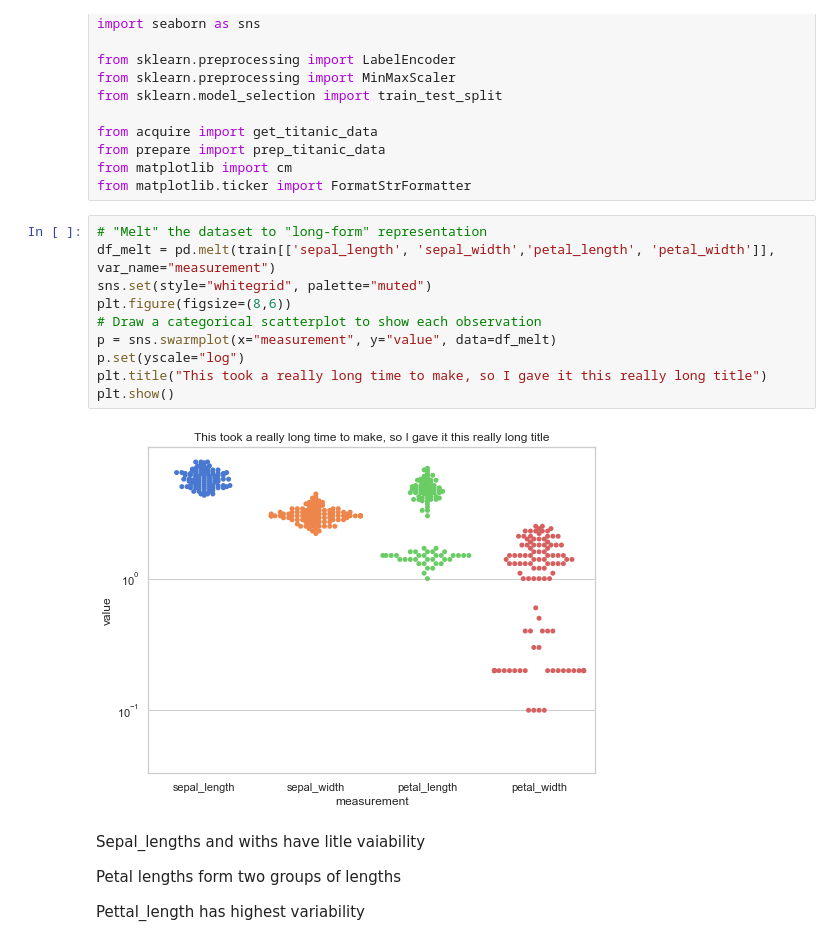
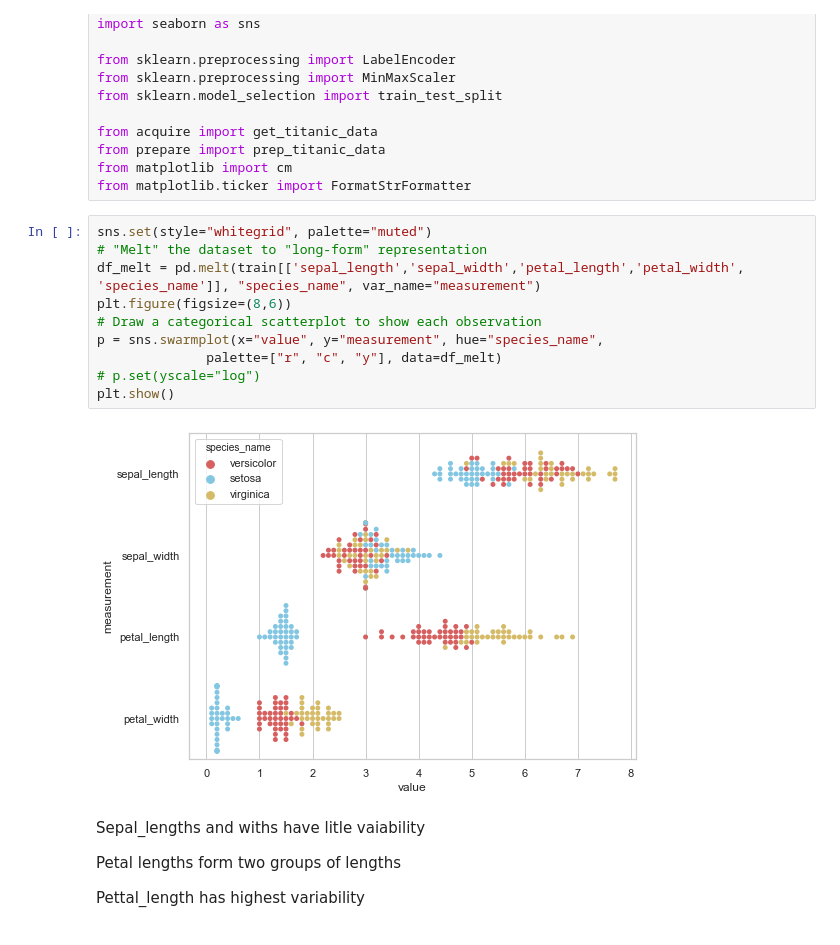
Before and after one commit to Johndsalas/ds-methodologies-exercises, a Jupyter notebook: classification/classification_exercises.ipynb, the cells around one changed output. Saved outputs shown, nothing was run; the diff lists cells and outputs as text.

```diff
--- a/classification/classification_exercises.ipynb
+++ b/classification/classification_exercises.ipynb
@@ -544,17 +544,17 @@ from prepare import prep_titanic_data
 from matplotlib import cm
 from matplotlib.ticker import FormatStrFormatter
 # %%
+sns.set(style="whitegrid", palette="muted")
 # "Melt" the dataset to "long-form" representation
-df_melt = pd.melt(train[['sepal_length', 'sepal_width','petal_length', 'petal_width']], var_name="measurement")
-sns.set(style="whitegrid", palette="muted")
+df_melt = pd.melt(train[['sepal_length','sepal_width','petal_length','petal_width', 'species_name']], "species_name", var_name="measurement")
 plt.figure(figsize=(8,6))
 # Draw a categorical scatterplot to show each observation
-p = sns.swarmplot(x="measurement", y="value", data=df_melt)
-p.set(yscale="log")
-plt.title("This took a really long time to make, so I gave it this really long title")
+p = sns.swarmplot(x="value", y="measurement", hue="species_name",
+              palette=["r", "c", "y"], data=df_melt)
+# p.set(yscale="log")
 plt.show()
 # %% [output]
-[figure, old version]
+[figure, new version]
 # %% [markdown]
 Sepal_lengths and withs have litle vaiability
 
```
Also changed, not shown: parts of 16 cells of this notebook, 1 other file.
